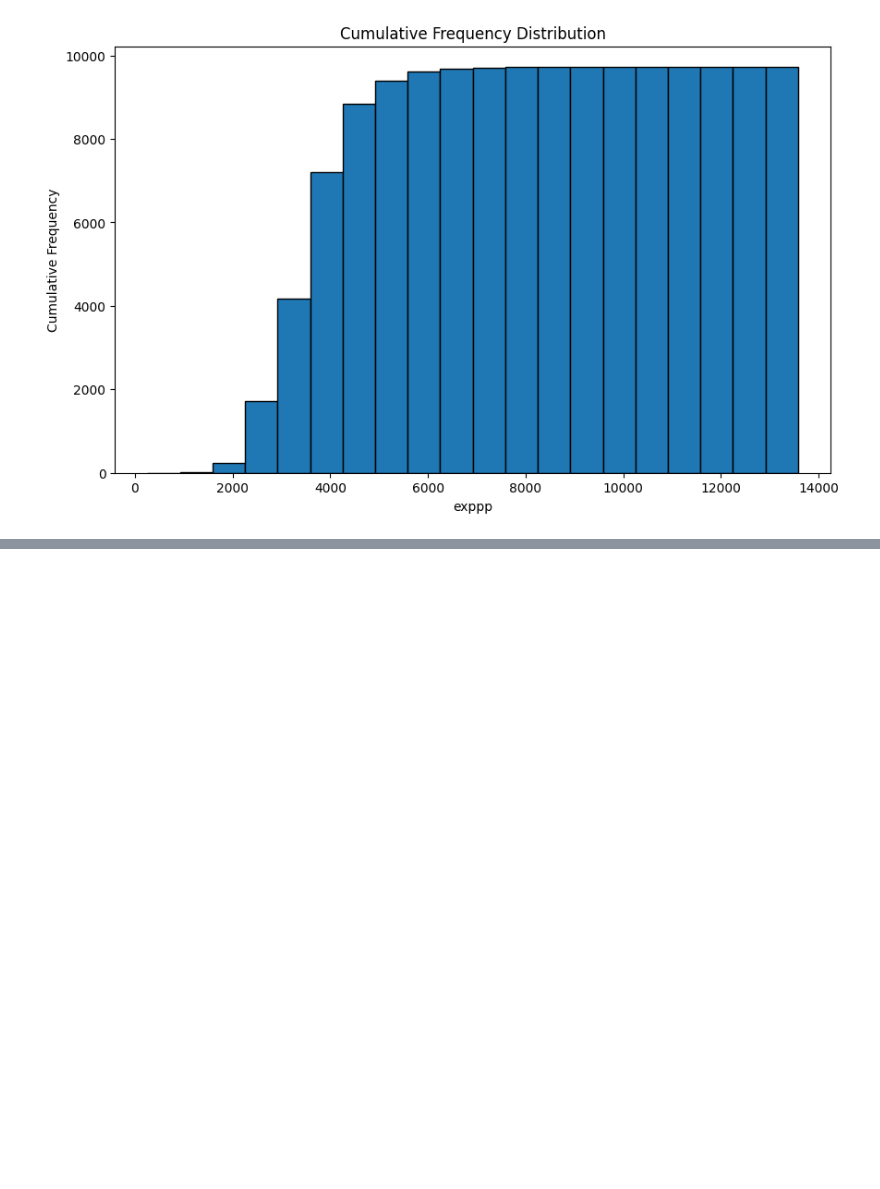
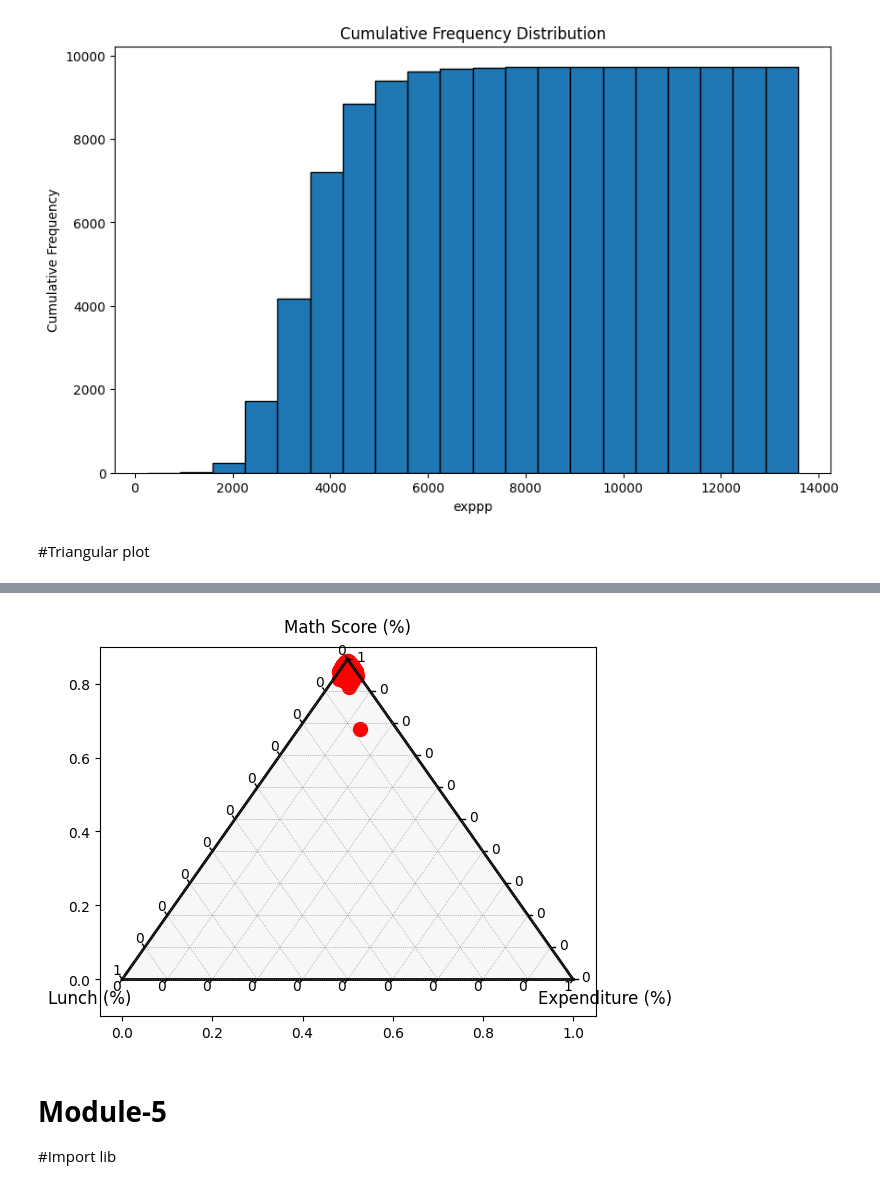
Before and after one commit to Puneeth-23BCE0191/23BCE0191.ipynb, a Jupyter notebook: 23BCE0191.ipynb, the cells around one changed output, grey strips where cells are left out. Cells and saved outputs as stored; diff of their text form; code cells hidden in the pictures; blank space fills up the shorter version.

```diff
--- a/23BCE0191.ipynb
+++ b/23BCE0191.ipynb
@@ -752,3 +752,32 @@ plt.ylabel("Cumulative Frequency")
 plt.show()
 # %% [output]
 [figure]
+# %% [markdown]
+#Triangular plot
+# %%
+!pip install python-ternary
+import ternary
+import numpy as np # Importing numpy library and assigning it the alias 'np'
+
+# Create a ternary plot using "lunch", "exppp", and "math4" columns
+ternary_data = df[['lunch', 'exppp', 'math4']].dropna().to_numpy()
+ternary_data = ternary_data / np.sum(ternary_data, axis=1, keepdims=True)  # Normalize the data
+
+scale = 1  # Since data is already in proportion
+figure, tax = ternary.figure(scale=scale)
+tax.boundary(linewidth=2.0)  # Draw boundary
+tax.gridlines(color="gray", multiple=0.1)  # Gridlines for readability
+
+# Plot points
+for row in ternary_data:
+    tax.scatter([(row[0], row[1], row[2])], marker="o", color='red', s=100)
+
+# Set Labels
+tax.left_corner_label("Lunch (%)", fontsize=12)
+tax.right_corner_label("Expenditure (%)", fontsize=12)
+tax.top_corner_label("Math Score (%)", fontsize=12)
+
+# Ticks and Styling
+tax.ticks(axis='lbr', multiple=0.1, linewidth=1, fontsize=10)
+tax.show()
+# %% [output]
@@ -754,0 +796,4 @@ plt.show()
+[figure, added]
+# %% [markdown]
+# **Module-5**
+#Import lib
```
Also changed, not shown: parts of 37 cells of this notebook.
